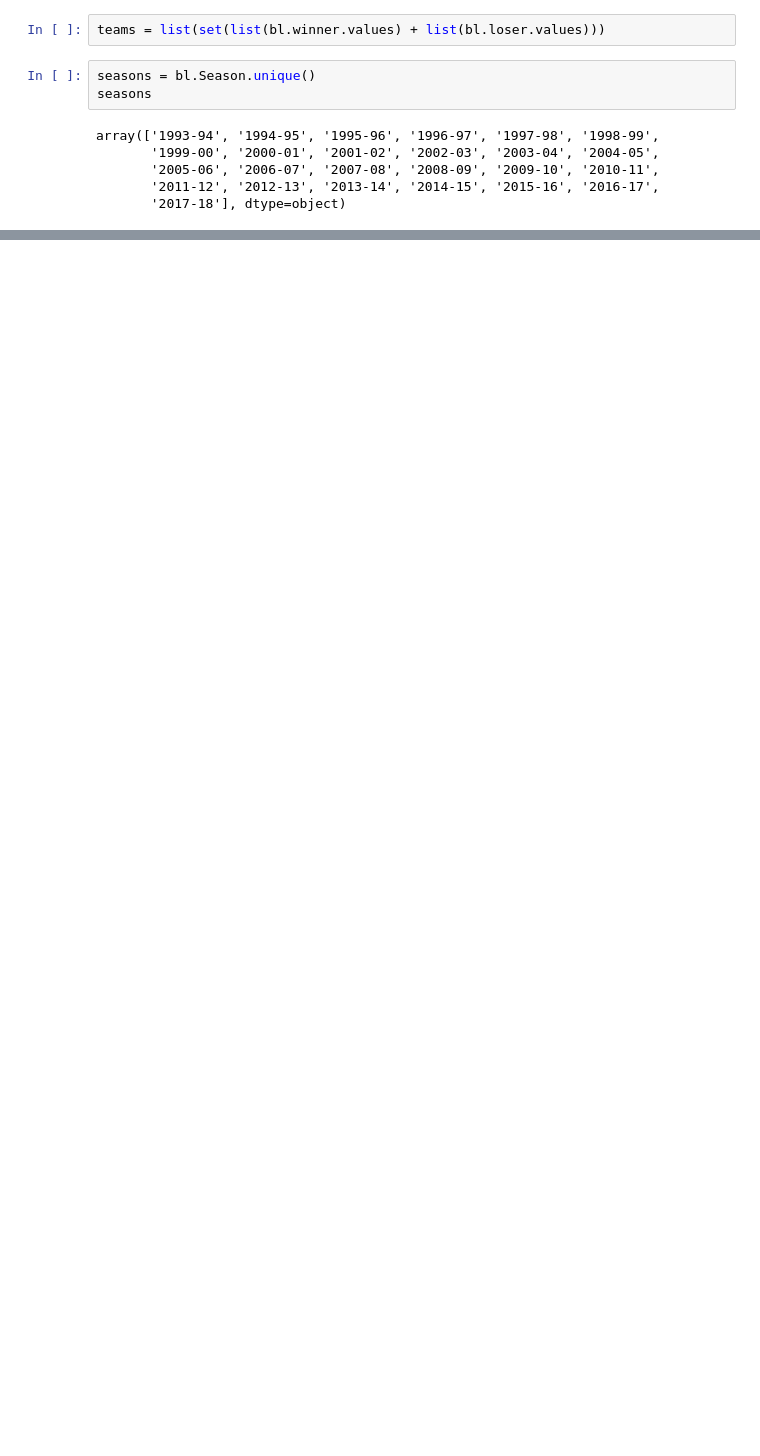
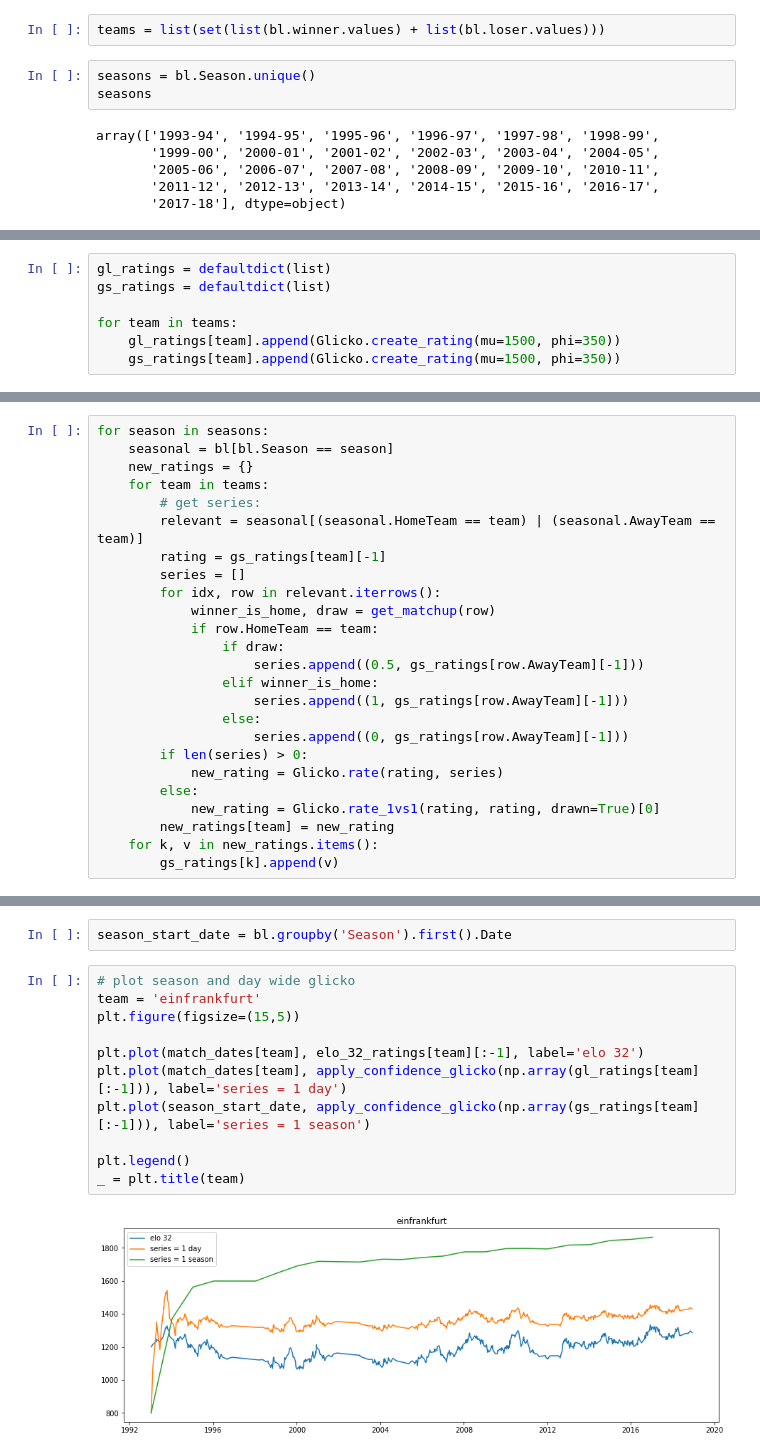
Before and after one commit to drdarina/ratings_talk, a Jupyter notebook: bundesliga_data_ratings.ipynb, the cells around one changed output, grey strips where cells are left out. Saved outputs shown, nothing was run; the diff lists cells and outputs as text; blank space fills up the shorter version.

```diff
--- a/bundesliga_data_ratings.ipynb
+++ b/bundesliga_data_ratings.ipynb
@@ -174,0 +138,7 @@ glicko2.Rating(mu=1500.000, phi=253.403, sigma=0.060)
+# %%
+gl_ratings = defaultdict(list)
+gs_ratings = defaultdict(list)
+
+for team in teams:
+    gl_ratings[team].append(Glicko.create_rating(mu=1500, phi=350))
+    gs_ratings[team].append(Glicko.create_rating(mu=1500, phi=350))
@@ -174,0 +156,25 @@ glicko2.Rating(mu=1500.000, phi=253.403, sigma=0.060)
+# %%
+for season in seasons:
+    seasonal = bl[bl.Season == season]
+    new_ratings = {}
+    for team in teams:
+        # get series:
+        relevant = seasonal[(seasonal.HomeTeam == team) | (seasonal.AwayTeam == team)]
+        rating = gs_ratings[team][-1]
+        series = []
+        for idx, row in relevant.iterrows():
+            winner_is_home, draw = get_matchup(row)
+            if row.HomeTeam == team:
+                if draw:
+                    series.append((0.5, gs_ratings[row.AwayTeam][-1]))
+                elif winner_is_home:
+                    series.append((1, gs_ratings[row.AwayTeam][-1]))
+                else:
+                    series.append((0, gs_ratings[row.AwayTeam][-1]))
+        if len(series) > 0:
+            new_rating = Glicko.rate(rating, series)
+        else:
+            new_rating = Glicko.rate_1vs1(rating, rating, drawn=True)[0]
+        new_ratings[team] = new_rating
+    for k, v in new_ratings.items():
+        gs_ratings[k].append(v)
@@ -174,0 +187,15 @@ glicko2.Rating(mu=1500.000, phi=253.403, sigma=0.060)
+# %%
+season_start_date = bl.groupby('Season').first().Date
+# %%
+# plot season and day wide glicko
+team = 'einfrankfurt'
+plt.figure(figsize=(15,5))
+
+plt.plot(match_dates[team], elo_32_ratings[team][:-1], label='elo 32')
+plt.plot(match_dates[team], apply_confidence_glicko(np.array(gl_ratings[team][:-1])), label='series = 1 day')
+plt.plot(season_start_date, apply_confidence_glicko(np.array(gs_ratings[team][:-1])), label='series = 1 season')
+
+plt.legend()
+_ = plt.title(team)
+# %% [output]
+[figure, added]
```
Also changed, not shown: parts of 34 cells of this notebook, 2 other files.
